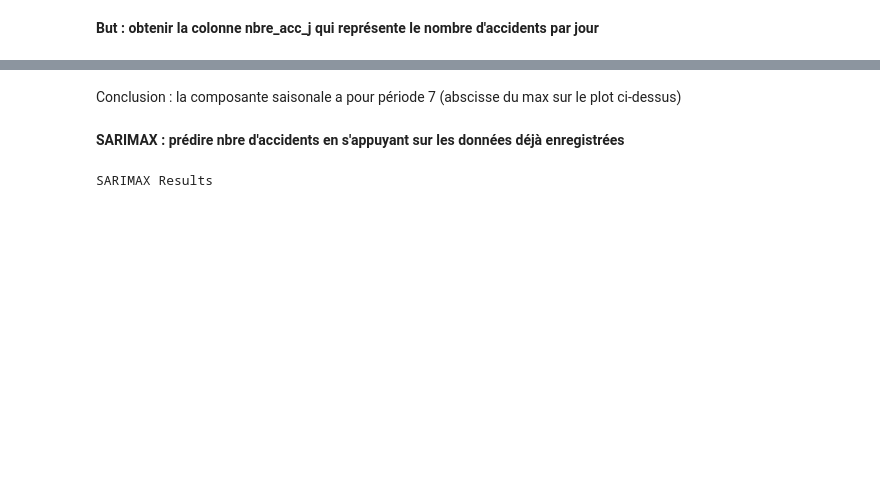
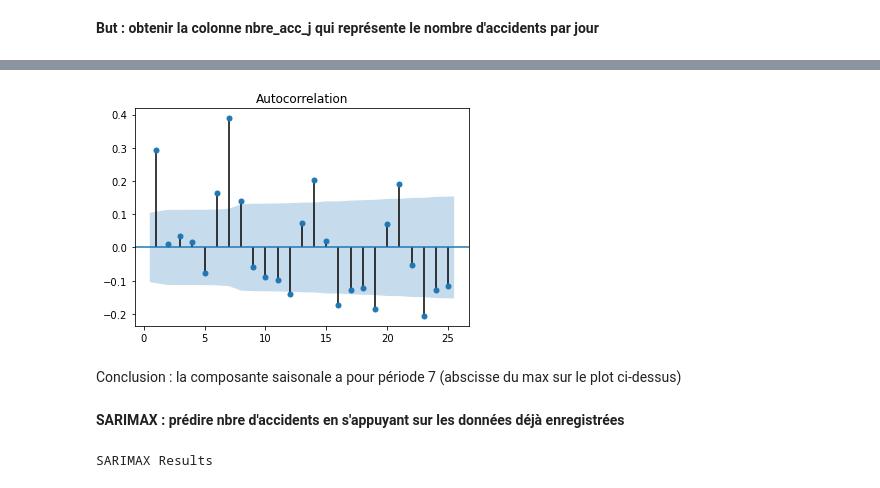
Before and after one commit to helene-78/Accidents, a Jupyter notebook: Projet_complet.ipynb, the cells around one changed output, grey strips where cells are left out. Cells and saved outputs as stored; diff of their text form; code cells hidden in the pictures; blank space fills up the shorter version.

```diff
--- a/Projet_complet.ipynb
+++ b/Projet_complet.ipynb
@@ -179,16 +187,18 @@ ts = pd.Series(nbre_acc_j, index=pd.date_range("1/1/2019", periods=365)) # Objet
 # %%
 # Subtract the rolling mean
 nbre_acc_j_dataframe = pd.DataFrame(nbre_acc_j)
 nbre_acc_rolling = nbre_acc_j_dataframe - nbre_acc_j_dataframe.rolling(15).mean()
 
 # Drop the NaN values
 nbre_acc_rolling = nbre_acc_rolling.dropna()
 
 # Create figure and subplots
-#fig, ax1 = plt.subplots()
+fig, ax1 = plt.subplots()
 
 # Plot the ACF
-#plot_acf(nbre_acc_rolling, lags=25, zero=False, ax=ax1);
+plot_acf(nbre_acc_rolling, lags=25, zero=False, ax=ax1);
+# %% [output]
+[figure, added]
 # %% [markdown]
 Conclusion : la composante saisonale a pour période 7 (abscisse du max sur le plot ci-dessus)
 # %% [markdown]
```
Also changed, not shown: parts of 19 cells of this notebook, 3 other files.
